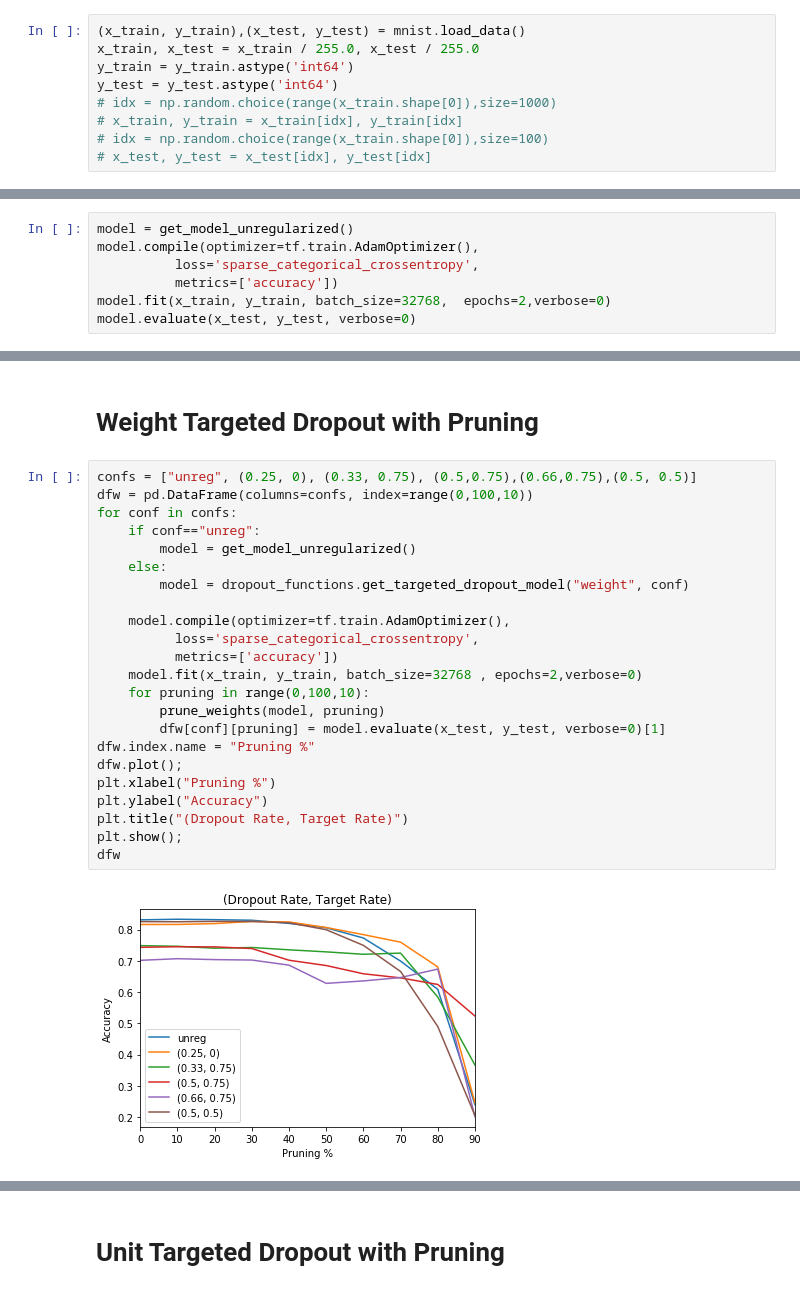
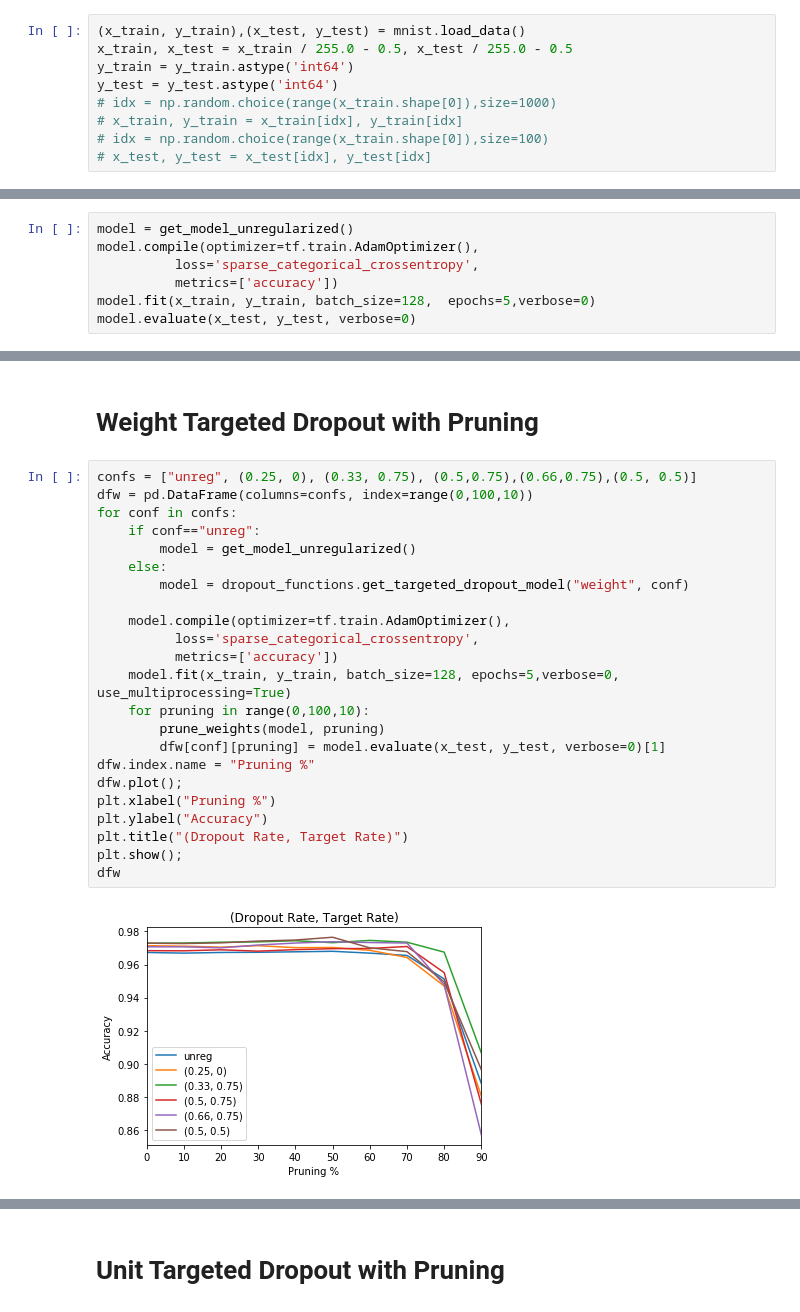
Before and after one commit to sharanry/Targeted-Dropout, a Jupyter notebook: Targeted-Dropout.ipynb, the cells around one changed output, grey strips where cells are left out. Drawn from its saved outputs; the diff is of its cells as text.

Commit message:
rescale data and run with smaller batches

```diff
--- a/Targeted-Dropout.ipynb
+++ b/Targeted-Dropout.ipynb
@@ -36,7 +36,7 @@ Pandas:  0.18.1
 ## Using a small subset of MNIST data for fast analysis
 # %%
 (x_train, y_train),(x_test, y_test) = mnist.load_data()
-x_train, x_test = x_train / 255.0, x_test / 255.0
+x_train, x_test = x_train / 255.0 - 0.5, x_test / 255.0 - 0.5
 y_train = y_train.astype('int64')
 y_test = y_test.astype('int64')
 # idx = np.random.choice(range(x_train.shape[0]),size=1000)
@@ -155,6 +155,6 @@ model = get_model_unregularized()
 model.compile(optimizer=tf.train.AdamOptimizer(),
           loss='sparse_categorical_crossentropy',
           metrics=['accuracy'])
-model.fit(x_train, y_train, batch_size=32768,  epochs=2,verbose=0)
+model.fit(x_train, y_train, batch_size=128,  epochs=5,verbose=0)
 model.evaluate(x_test, y_test, verbose=0)
 # %% [output]
@@ -188,27 +188,27 @@ plt.show()
 # %%
 confs = ["unreg", (0.25, 0), (0.33, 0.75), (0.5,0.75),(0.66,0.75),(0.5, 0.5)]
 dfw = pd.DataFrame(columns=confs, index=range(0,100,10))
 for conf in confs:
     if conf=="unreg":
         model = get_model_unregularized()
     else:
         model = dropout_functions.get_targeted_dropout_model("weight", conf)
 
     model.compile(optimizer=tf.train.AdamOptimizer(),
           loss='sparse_categorical_crossentropy',
           metrics=['accuracy'])
-    model.fit(x_train, y_train, batch_size=32768 , epochs=2,verbose=0)
+    model.fit(x_train, y_train, batch_size=128, epochs=5,verbose=0, use_multiprocessing=True)
     for pruning in range(0,100,10):
         prune_weights(model, pruning)
         dfw[conf][pruning] = model.evaluate(x_test, y_test, verbose=0)[1]
 dfw.index.name = "Pruning %"
 dfw.plot();
 plt.xlabel("Pruning %")
 plt.ylabel("Accuracy")
 plt.title("(Dropout Rate, Target Rate)")
 plt.show();
 dfw
 # %% [output]
-[figure, old version]
+[figure, new version]
 |  | unreg | (0.25, 0) | (0.33, 0.75) | (0.5, 0.75) | (0.66, 0.75) | (0.5, 0.5) |
 | Pruning % |  |  |  |  |  |  |
```
Also changed, not shown: parts of 8 cells of this notebook.
